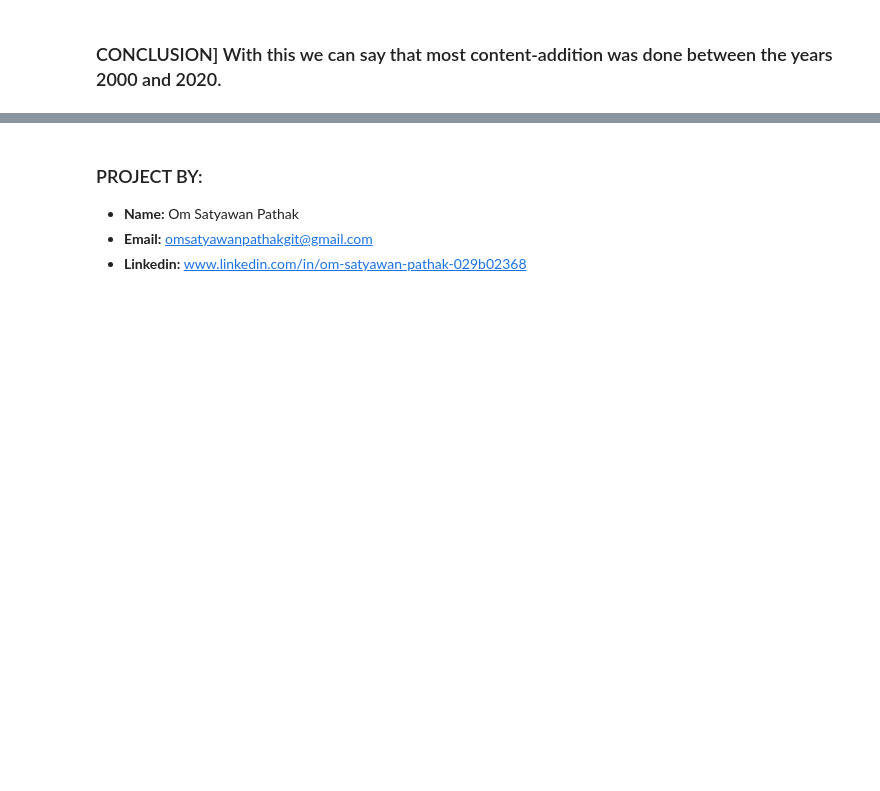
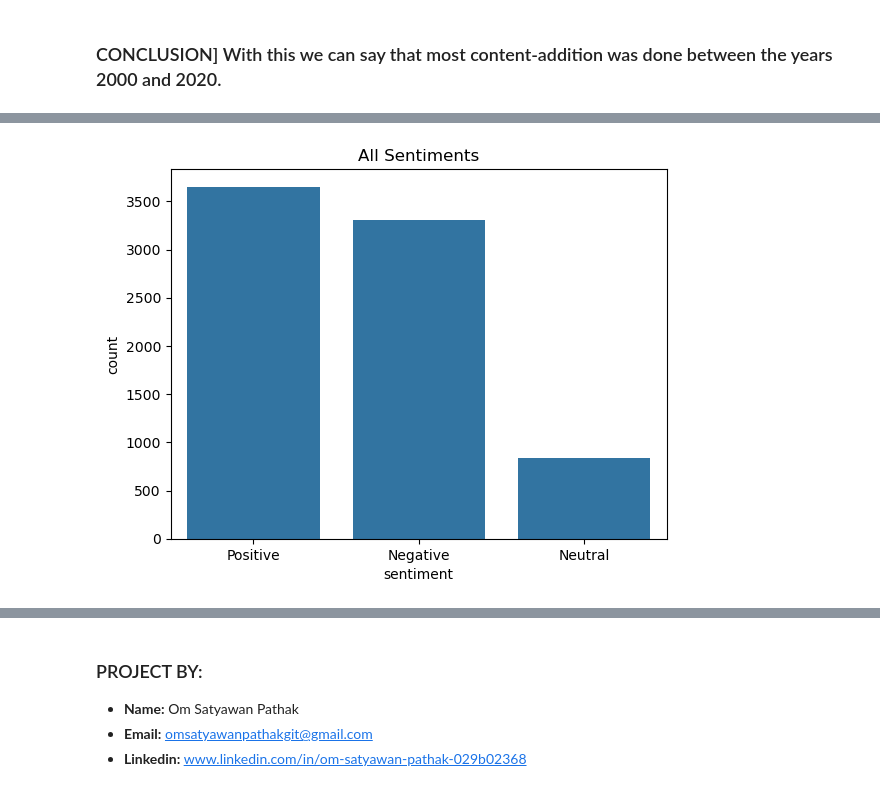
Before and after one commit to omsatyawanpathakgit/DataScienceProjects, a Jupyter notebook: NETFLIX DS PROJECT/netflix_ds_project.ipynb, the cells around one changed output, grey strips where cells are left out. Saved outputs shown, nothing was run; the diff lists cells and outputs as text; code cells hidden in the pictures; blank space fills up the shorter version.

```diff
--- a/NETFLIX DS PROJECT/netflix_ds_project.ipynb
+++ b/NETFLIX DS PROJECT/netflix_ds_project.ipynb
@@ -1312,0 +1479,11 @@ plt.show()
+# %%
+import seaborn as sns
+import matplotlib.pyplot as plt
+
+
+plt.title("All Sentiments")
+sns.countplot(x='sentiment', data=df, order=df['sentiment'].value_counts().index)
+
+plt.show()
+# %% [output]
+[figure, added]
```
Also changed, not shown: parts of 16 cells of this notebook, 2 other files.
